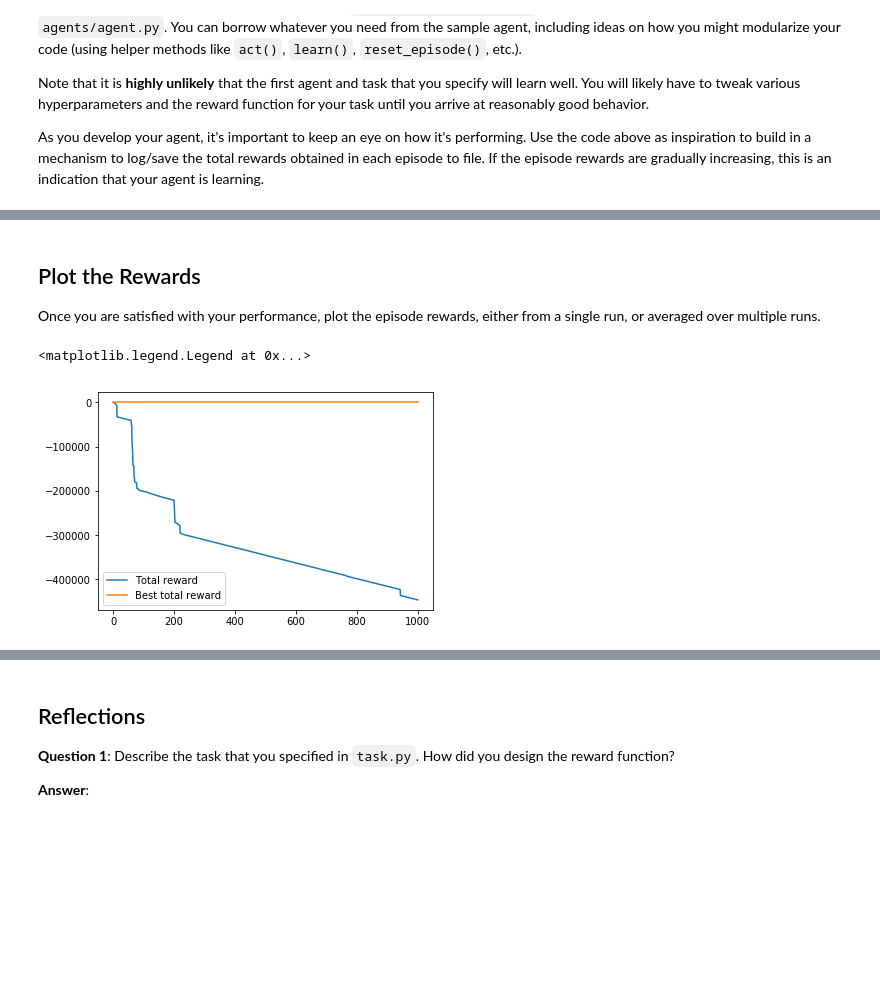
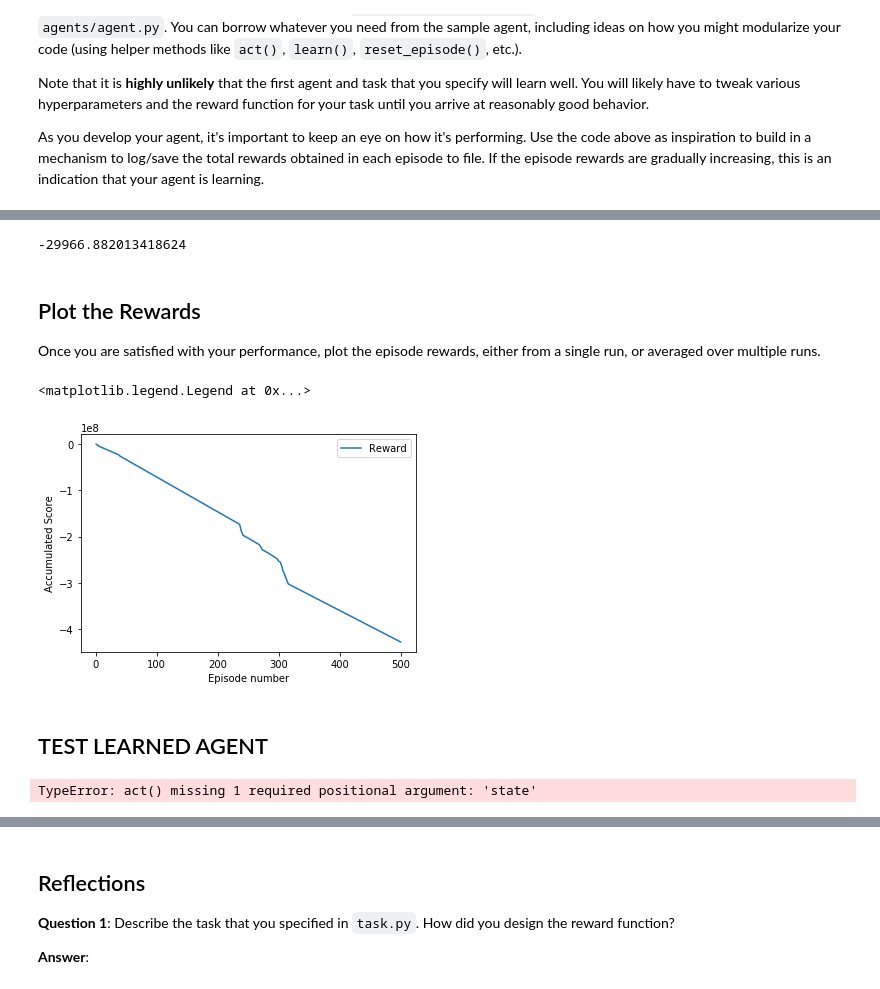
Before and after one commit to adrianlievano/quadcopter_RL, a Jupyter notebook: RL-Quadcopter-2/Quadcopter_Project.ipynb, the cells around one changed output, grey strips where cells are left out. Cells and saved outputs as stored; diff of their text form; code cells hidden in the pictures; blank space fills up the shorter version.

Commit message:
Fix: trying new reward function

```diff
--- a/RL-Quadcopter-2/Quadcopter_Project.ipynb
+++ b/RL-Quadcopter-2/Quadcopter_Project.ipynb
@@ -285,3 +315,7 @@ array([-3.72141320e-05,  1.99193721e+00,  0.00000000e+00,  1.91863864e+00,
+# %%
+reward
+# %% [output]
+-29966.882013418624
 # %% [markdown]
 ## Plot the Rewards
 
@@ -289,11 +323,57 @@ Once you are satisfied with your performance, plot the episode rewards, either f
 # %%
 ## TODO: Plot the rewards.
 import matplotlib.pyplot as plt
 %matplotlib inline
 
-plt.plot(results['Episode'], results['Score'], label='Total reward')
-plt.plot(results['Episode'], results['Best Score'], label='Best total reward')
+plt.plot(results['Episode'], results['Score'], label='Reward')
+#plt.plot(results['Episode'], rewards, label = 'Reward magnitude over episode')
+#plt.plot(results['Episode'], results['Best Score'], label='Best total reward')
+plt.xlabel('Episode number')
+plt.ylabel('Accumulated Score')
 plt.legend()
 # %% [output]
 <matplotlib.legend.Legend at 0x...>
-[figure, old version]
+[figure, new version]
+# %% [markdown]
+## TEST LEARNED AGENT ##
+# %%
+#%load_ext autoreload
+%reload_ext autoreload
+
+#%autoreload 2
+
+import csv
+import numpy as np
+from task import Task
+
+# Modify the values below to give the quadcopter a different starting position.
+runtime = 5.                                     # time limit of the episode
+init_pose = np.array([0., 0., 10., 0., 0., 0.])  # initial pose
+init_velocities = np.array([0., 0., 0.])         # initial velocities
+init_angle_velocities = np.array([0., 0., 0.])   # initial angle velocities
+file_output = 'data.txt'                         # file name for saved results
+
+# Setup
+task = Task(init_pose, init_velocities, init_angle_velocities, runtime)
+agent = DDPGAgent(task)
+done = False
+labels = ['time', 'x', 'y', 'z', 'phi', 'theta', 'psi', 'x_velocity',
+          'y_velocity', 'z_velocity', 'phi_velocity', 'theta_velocity',
+          'psi_velocity', 'rotor_speed1', 'rotor_speed2', 'rotor_speed3', 'rotor_speed4']
+results = {x : [] for x in labels}
+
+# Run the simulation, and save the results.
+with open(file_output, 'w') as csvfile:
+    writer = csv.writer(csvfile)
+    writer.writerow(labels)
+    while True:
+        rotor_speeds = agent.act()
+        _, _, done = task.step(rotor_speeds)
+        to_write = [task.sim.time] + list(task.sim.pose) + list(task.sim.v) + list(task.sim.angular_v) + list(rotor_speeds)
+        for ii in range(len(labels)):
+            results[labels[ii]].append(to_write[ii])
+        writer.writerow(to_write)
+        if done:
+            break
+# %% [output]
+TypeError: act() missing 1 required positional argument: 'state'
```
Also changed, not shown: parts of 21 cells of this notebook.
